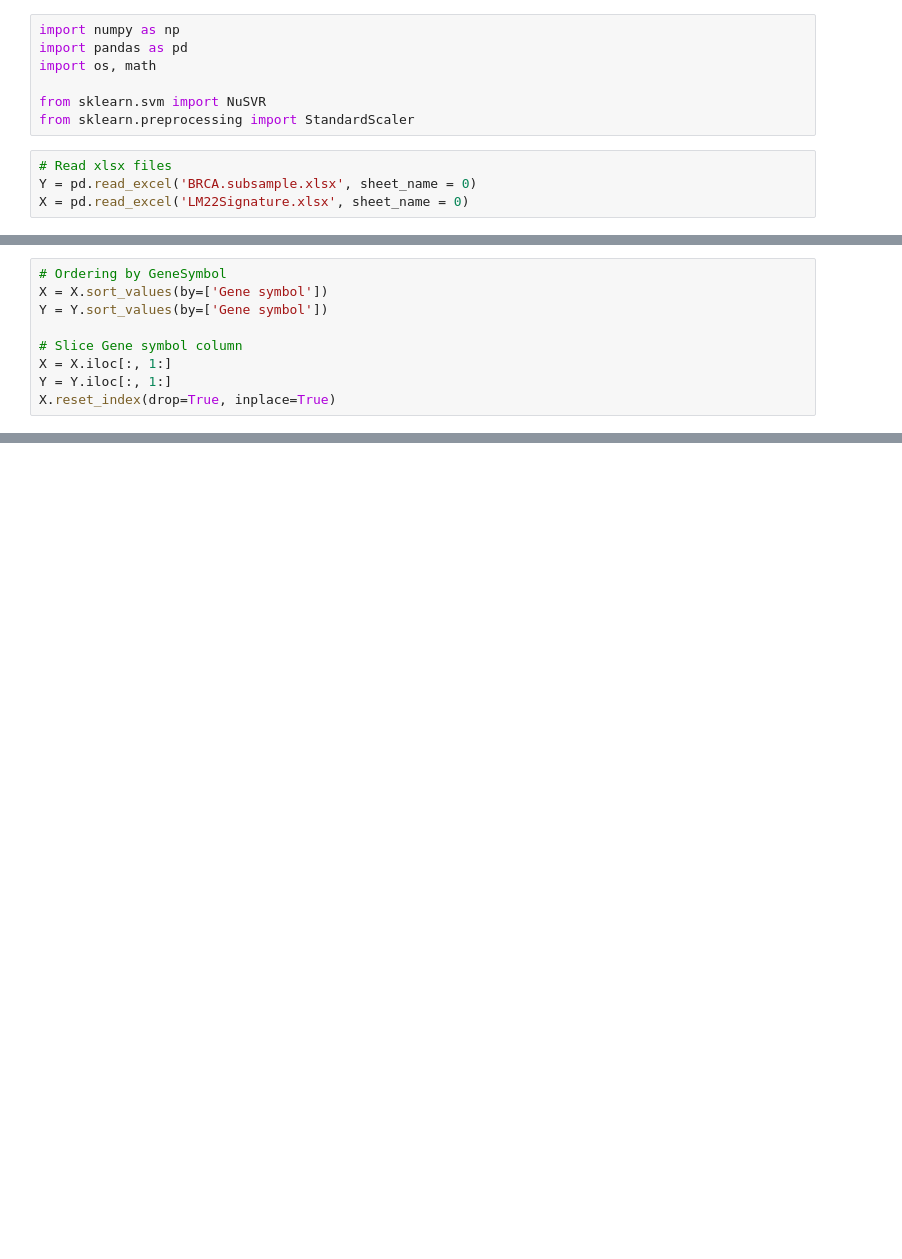
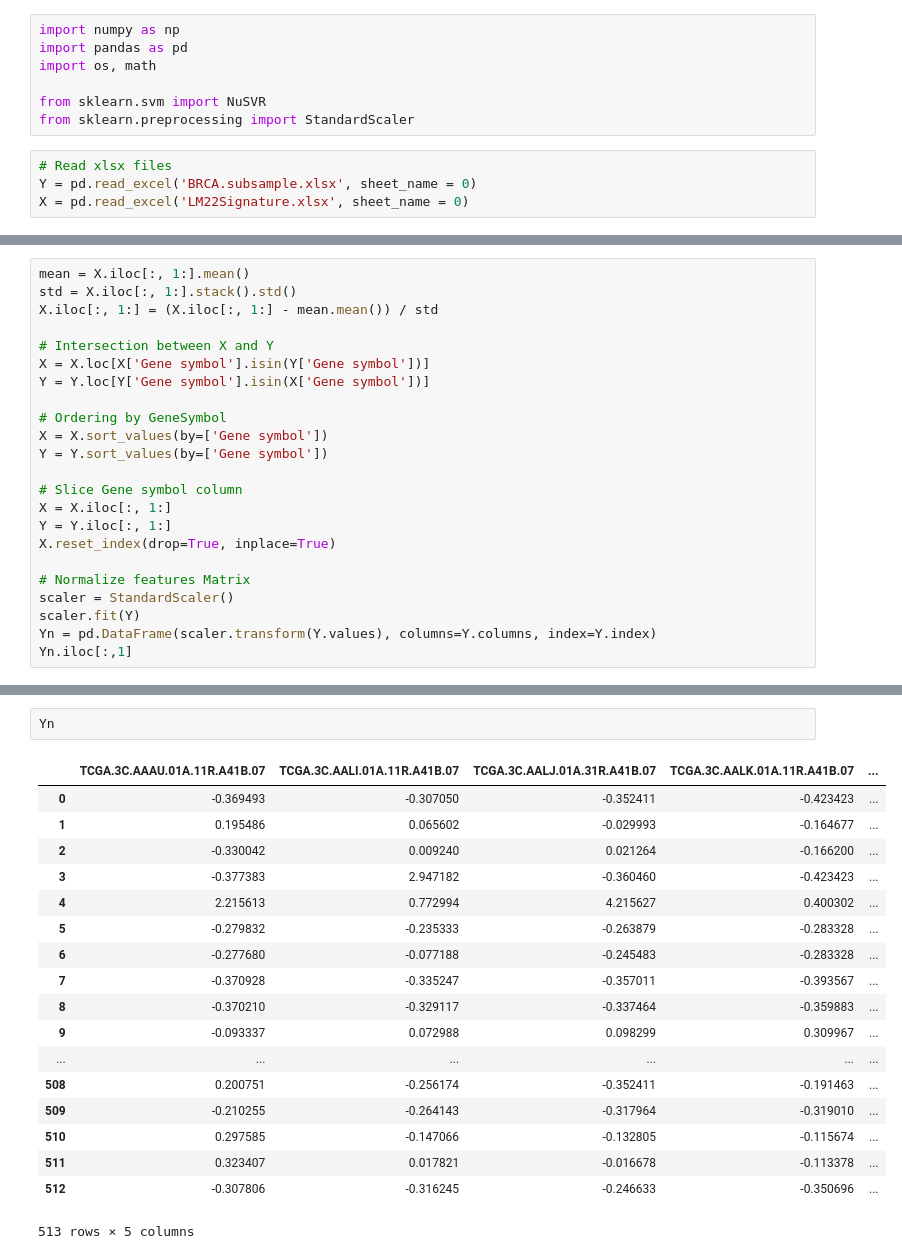
Before and after one commit to MsMatias/MixturePy, a Jupyter notebook: Test.ipynb, the cells around one changed output, grey strips where cells are left out. Saved outputs shown, nothing was run; the diff lists cells and outputs as text; blank space fills up the shorter version.

```diff
--- a/Test.ipynb
+++ b/Test.ipynb
@@ -44,4 +12,12 @@ Y = Y.loc[Y['Gene symbol'].isin(X['Gene symbol'])]
 # %%
+mean = X.iloc[:, 1:].mean()
+std = X.iloc[:, 1:].stack().std()
+X.iloc[:, 1:] = (X.iloc[:, 1:] - mean.mean()) / std
+
+# Intersection between X and Y
+X = X.loc[X['Gene symbol'].isin(Y['Gene symbol'])]
+Y = Y.loc[Y['Gene symbol'].isin(X['Gene symbol'])]
+
 # Ordering by GeneSymbol
 X = X.sort_values(by=['Gene symbol'])
 Y = Y.sort_values(by=['Gene symbol'])
@@ -50,4 +26,10 @@ Y = Y.sort_values(by=['Gene symbol'])
 X = X.iloc[:, 1:]
 Y = Y.iloc[:, 1:]
 X.reset_index(drop=True, inplace=True)
+
+# Normalize features Matrix
+scaler = StandardScaler()
+scaler.fit(Y)
+Yn = pd.DataFrame(scaler.transform(Y.values), columns=Y.columns, index=Y.index)
+Yn.iloc[:,1]
 # %% [output]
@@ -95,0 +168,21 @@ def getRmsePredict (x):
+# %%
+Yn
+# %% [output]
+|  | TCGA.3C.AAAU.01A.11R.A41B.07 | TCGA.3C.AALI.01A.11R.A41B.07 | TCGA.3C.AALJ.01A.31R.A41B.07 | TCGA.3C.AALK.01A.11R.A41B.07 | ... |
+| 0 | -0.369493 | -0.307050 | -0.352411 | -0.423423 | ... |
+| 1 | 0.195486 | 0.065602 | -0.029993 | -0.164677 | ... |
+| 2 | -0.330042 | 0.009240 | 0.021264 | -0.166200 | ... |
+| 3 | -0.377383 | 2.947182 | -0.360460 | -0.423423 | ... |
+| 4 | 2.215613 | 0.772994 | 4.215627 | 0.400302 | ... |
+| 5 | -0.279832 | -0.235333 | -0.263879 | -0.283328 | ... |
+| 6 | -0.277680 | -0.077188 | -0.245483 | -0.283328 | ... |
+| 7 | -0.370928 | -0.335247 | -0.357011 | -0.393567 | ... |
+| 8 | -0.370210 | -0.329117 | -0.337464 | -0.359883 | ... |
+| 9 | -0.093337 | 0.072988 | 0.098299 | 0.309967 | ... |
+| ... | ... | ... | ... | ... | ... |
+| 508 | 0.200751 | -0.256174 | -0.352411 | -0.191463 | ... |
+| 509 | -0.210255 | -0.264143 | -0.317964 | -0.319010 | ... |
+| 510 | 0.297585 | -0.147066 | -0.132805 | -0.115674 | ... |
+| 511 | 0.323407 | 0.017821 | -0.016678 | -0.113378 | ... |
+| 512 | -0.307806 | -0.316245 | -0.246633 | -0.350696 | ... |
+513 rows × 5 columns
```
Also changed, not shown: parts of 15 cells of this notebook, 5 other files.
